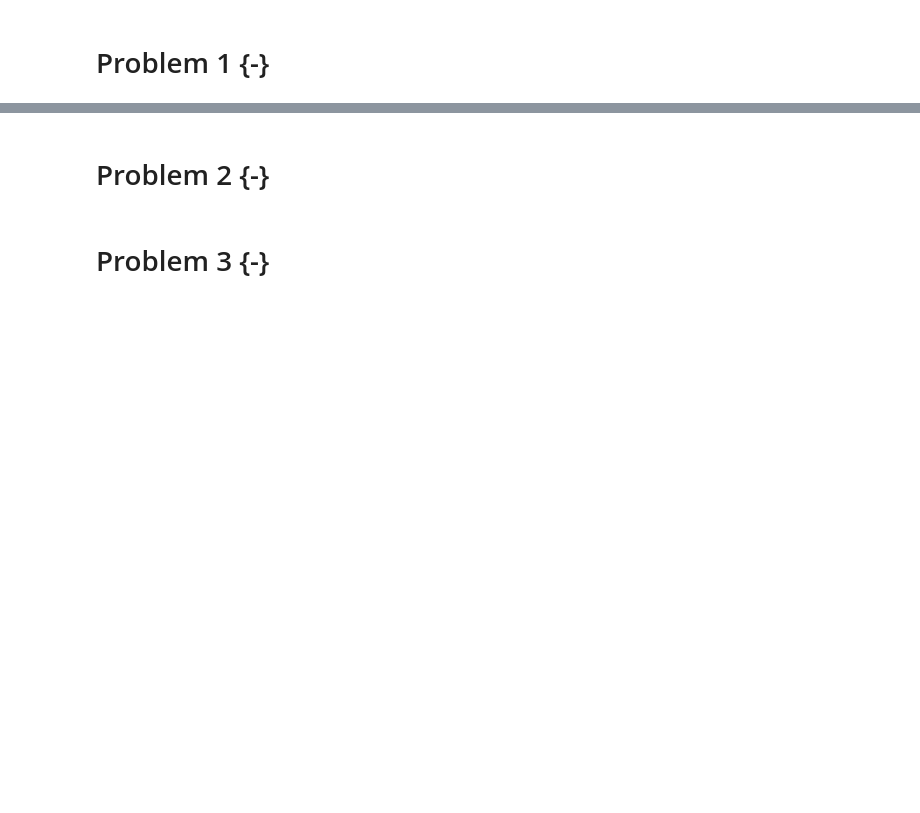
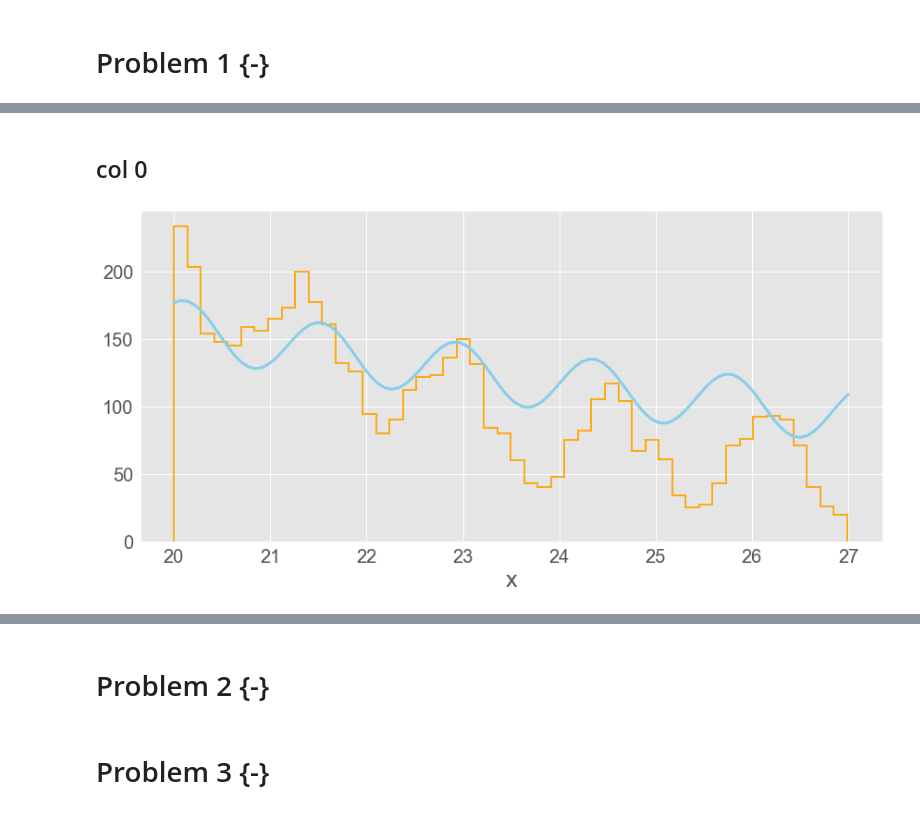
Before and after one commit to Kiril94/AMAS, a Jupyter notebook: Main_exam/AMAS_Exam_2021.ipynb, the cells around one changed output, grey strips where cells are left out. Saved outputs shown, nothing was run; the diff lists cells and outputs as text; code cells hidden in the pictures; blank space fills up the shorter version.

Commit message:
first task done

```diff
--- a/Main_exam/AMAS_Exam_2021.ipynb
+++ b/Main_exam/AMAS_Exam_2021.ipynb
@@ -35,0 +77,23 @@ url = ""
+# %%
+#Test all 3 pdfs for the first column
+def f0(x, a,b,c):
+    xmax = 27
+    xmin = 20
+    Norm = -1/a*(np.cos(a*xmax)-np.cos(a*xmin)) + 1/b*c*(np.exp(b*xmax)-np.exp(b*xmin))
+    return (np.sin(a*x)+c*np.exp(b*x)+1)/Norm
+
+def f1(x, a, b): return (1+ a*x + b*x**2)/(2+2/3*b)
+#For the third column we have poisson, binomial, maybe logarithmic
+def f3(x, a, b): return stats.norm.pdf(x, loc = a, scale = b)
+
+def f_chi2(O, E): return np.sum((O-E)**2/E)
+# %% [markdown]
+## col 0
+# %%
+x0 = np.linspace(20,27,100)
+fd0 = vis.nice_histogram(D1.iloc[:,0], 50)
+p0 = [4.45,-.09,40]
+fig, ax = vis.nice_plot(x0, f0(x0, *p0)*len(D1)*fd0['binwidth'], figure = fd0['fig'], axis = fd0['ax'])
+fig
+# %% [output]
+[figure, added]
```
Also changed, not shown: parts of 15 cells of this notebook.
